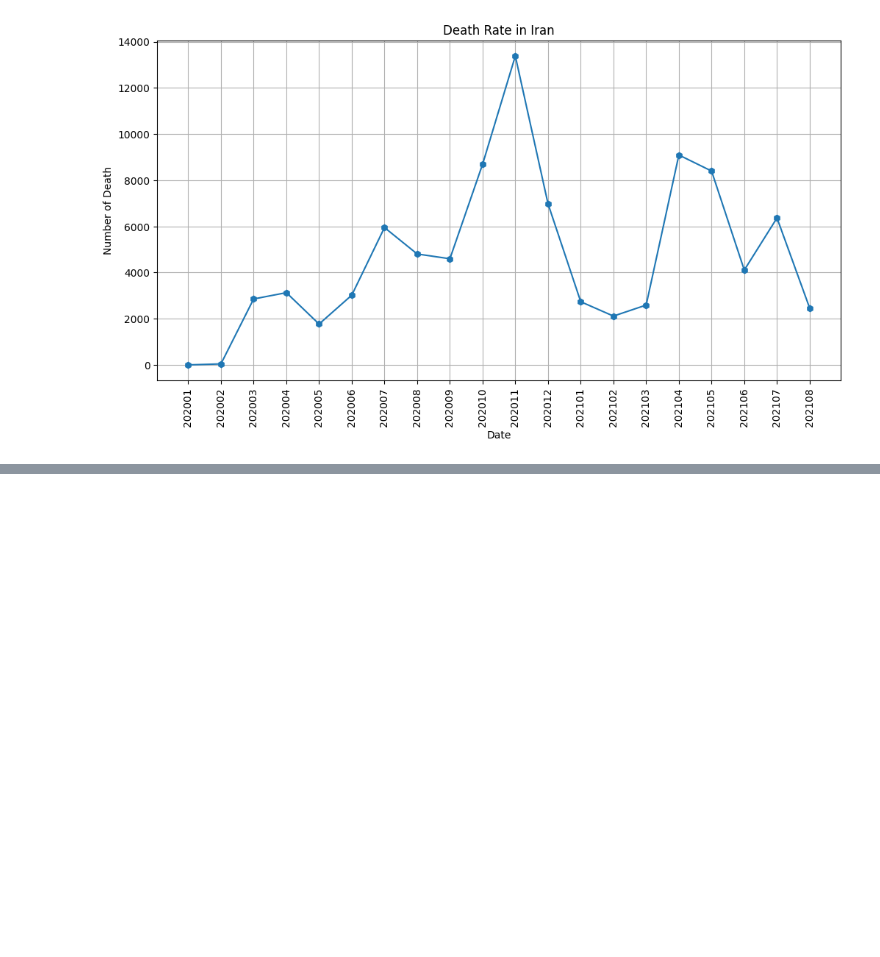
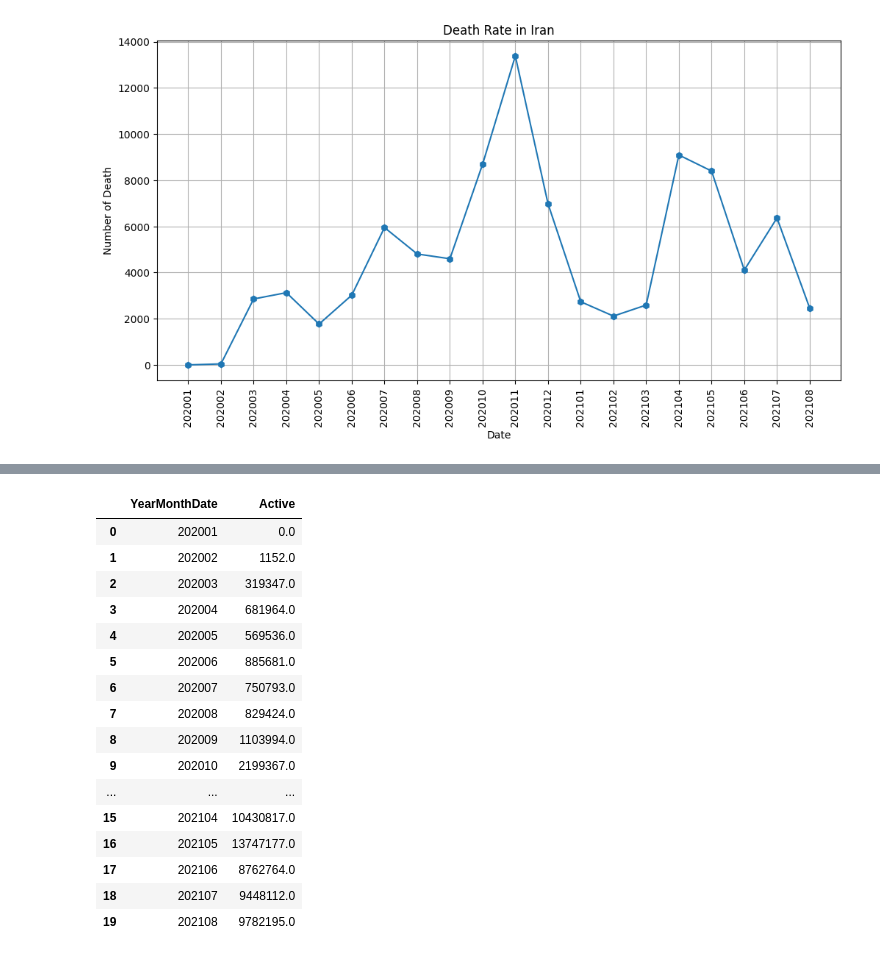
Before and after one commit to SobhanSaeedi7/MachineLearning, a Jupyter notebook: 39.data_processing/2.covid_19.ipynb, the cells around one changed output, grey strips where cells are left out. Saved outputs shown, nothing was run; the diff lists cells and outputs as text; code cells hidden in the pictures; blank space fills up the shorter version.

```diff
--- a/39.data_processing/2.covid_19.ipynb
+++ b/39.data_processing/2.covid_19.ipynb
@@ -88,0 +129,27 @@ plt.show()
+# %%
+iran_data = data.query('CountryRegion == "Iran"').reset_index(drop=True)
+iran_data['Date'] = pd.to_datetime(iran_data['Date'])
+
+iran_data['YearMonthDate'] = iran_data['Date'].map(lambda date: 100*date.year + date.month)
+
+death = iran_data.groupby(['YearMonthDate'])['Active'].sum().reset_index()
+
+death
+# %% [output]
+|  | YearMonthDate | Active |
+| 0 | 202001 | 0.0 |
+| 1 | 202002 | 1152.0 |
+| 2 | 202003 | 319347.0 |
+| 3 | 202004 | 681964.0 |
+| 4 | 202005 | 569536.0 |
+| 5 | 202006 | 885681.0 |
+| 6 | 202007 | 750793.0 |
+| 7 | 202008 | 829424.0 |
+| 8 | 202009 | 1103994.0 |
+| 9 | 202010 | 2199367.0 |
+| ... | ... | ... |
+| 15 | 202104 | 10430817.0 |
+| 16 | 202105 | 13747177.0 |
+| 17 | 202106 | 8762764.0 |
+| 18 | 202107 | 9448112.0 |
+| 19 | 202108 | 9782195.0 |
```
Also changed, not shown: parts of 3 cells of this notebook, 12 other files.
